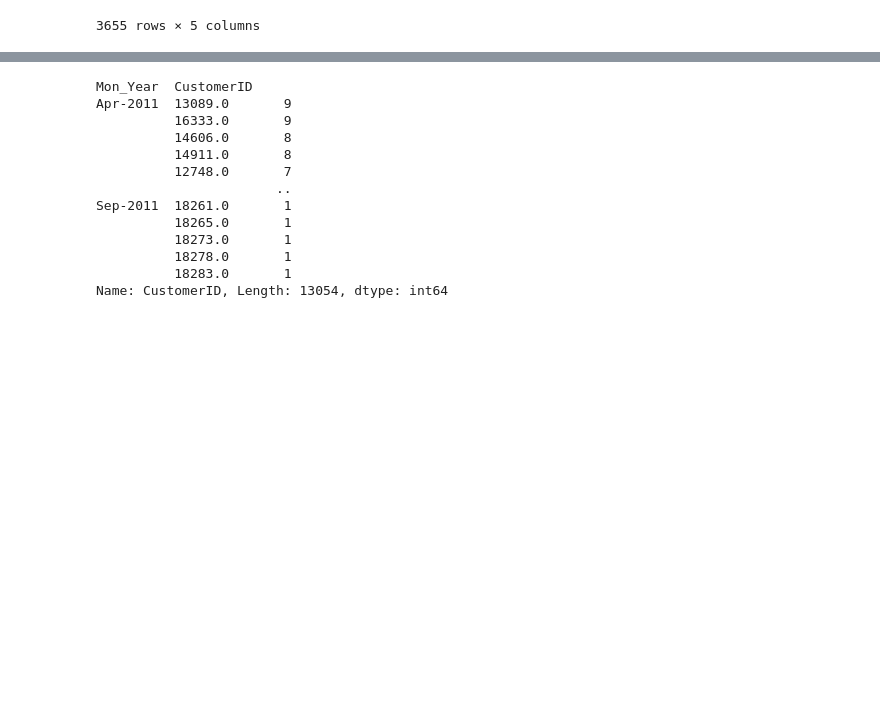
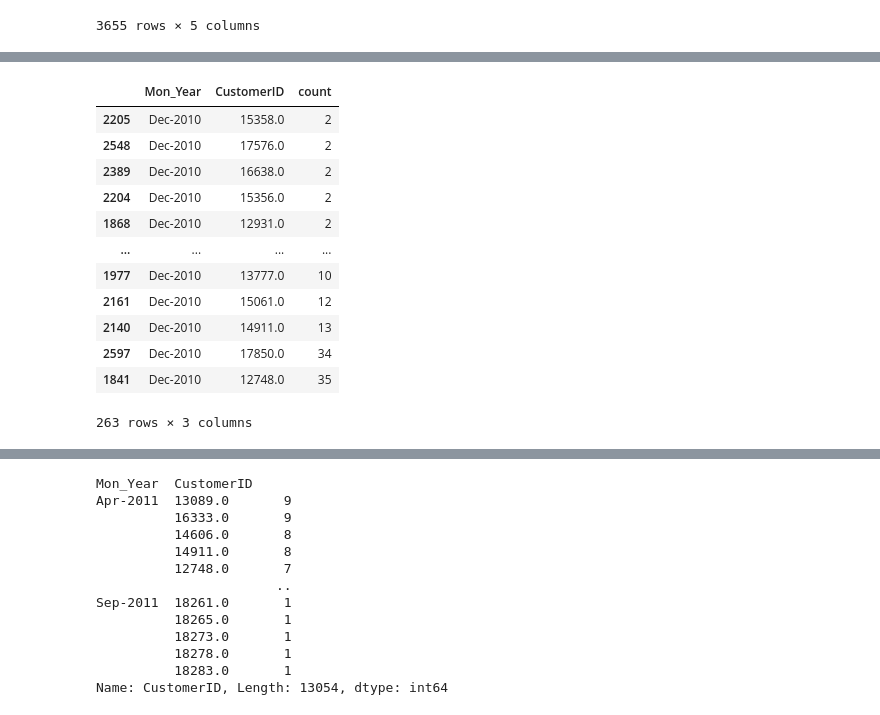
Before and after one commit to krivolapov/roivenue_test, a Jupyter notebook: Analysis of Ecommerce Orders.ipynb, the cells around one changed output, grey strips where cells are left out. Cells and saved outputs as stored; diff of their text form; code cells hidden in the pictures; blank space fills up the shorter version.

```diff
--- a/Analysis of Ecommerce Orders.ipynb
+++ b/Analysis of Ecommerce Orders.ipynb
@@ -305,0 +310,16 @@ temp_2.shape
+# %%
+dec[dec['count'] > 1]
+# %% [output]
+|  | Mon_Year | CustomerID | count |
+| 2205 | Dec-2010 | 15358.0 | 2 |
+| 2548 | Dec-2010 | 17576.0 | 2 |
+| 2389 | Dec-2010 | 16638.0 | 2 |
+| 2204 | Dec-2010 | 15356.0 | 2 |
+| 1868 | Dec-2010 | 12931.0 | 2 |
+| ... | ... | ... | ... |
+| 1977 | Dec-2010 | 13777.0 | 10 |
+| 2161 | Dec-2010 | 15061.0 | 12 |
+| 2140 | Dec-2010 | 14911.0 | 13 |
+| 2597 | Dec-2010 | 17850.0 | 34 |
+| 1841 | Dec-2010 | 12748.0 | 35 |
+263 rows × 3 columns
```
Also changed, not shown: parts of 34 cells of this notebook, 4 other files.
